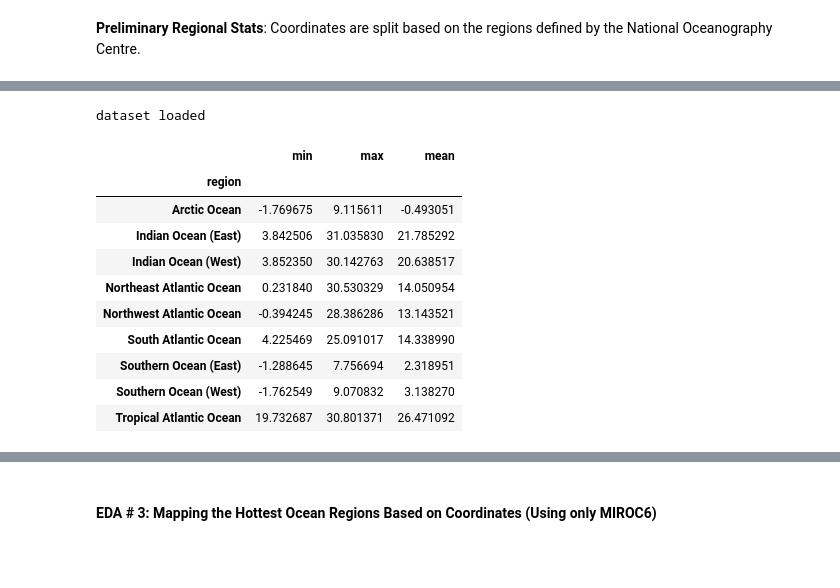
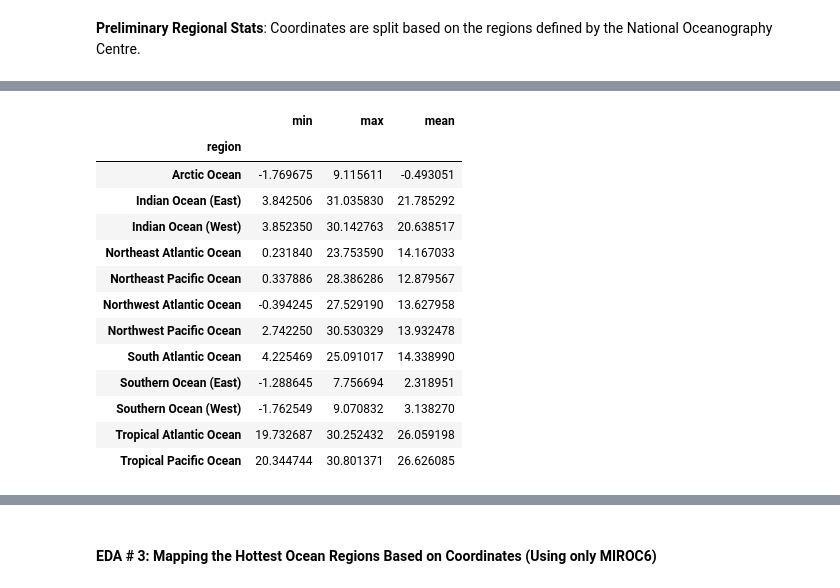
Before and after one commit to natalie3huynh/dcs106-project3, a Jupyter notebook: natalie.ipynb, the cells around one changed output, grey strips where cells are left out. Drawn from its saved outputs; the diff is of its cells as text; code cells hidden in the pictures; blank space fills up the shorter version.

Commit message:
fixing ocean boundary detection in d3

```diff
--- a/natalie.ipynb
+++ b/natalie.ipynb
@@ -167,16 +167,20 @@ def classify_ocean(lat, lon):
         if 80 <= lon < 120:
             return "Indian Ocean (East)"
 
-    # Atlantic Ocean
-    if -23.5 <= lat <= 23.5:
+    if -55 <= lat < -23.5:
+        return "South Atlantic Ocean"
+
+    # Atlantic Ocean (added lon bounds so Pacific is reachable)
+    if -23.5 <= lat <= 23.5 and -80 <= lon < 20:
         return "Tropical Atlantic Ocean"
 
-    if lat > 23.5:
-        if lon < -40:
-            return "Northwest Atlantic Ocean"
+    if lat > 23.5 and -80 <= lon < -40:
+        return "Northwest Atlantic Ocean"
+
+    if lat > 23.5 and -40 <= lon < 20:
         return "Northeast Atlantic Ocean"
 
-    if -55 <= lat < -23.5:
+    if -55 <= lat < -23.5 and -80 <= lon < 20:
         return "South Atlantic Ocean"
 
     # Pacific Ocean
@@ -213,15 +216,17 @@ I0504 14:42:44.969026 1666675 ev_poll_posix.cc:593] FD from fork parent still in
-dataset loaded
 |  | min | max | mean |
 | region |  |  |  |
 | Arctic Ocean | -1.769675 | 9.115611 | -0.493051 |
 | Indian Ocean (East) | 3.842506 | 31.035830 | 21.785292 |
 | Indian Ocean (West) | 3.852350 | 30.142763 | 20.638517 |
-| Northeast Atlantic Ocean | 0.231840 | 30.530329 | 14.050954 |
-| Northwest Atlantic Ocean | -0.394245 | 28.386286 | 13.143521 |
+| Northeast Atlantic Ocean | 0.231840 | 23.753590 | 14.167033 |
+| Northeast Pacific Ocean | 0.337886 | 28.386286 | 12.879567 |
+| Northwest Atlantic Ocean | -0.394245 | 27.529190 | 13.627958 |
+| Northwest Pacific Ocean | 2.742250 | 30.530329 | 13.932478 |
 | South Atlantic Ocean | 4.225469 | 25.091017 | 14.338990 |
 | Southern Ocean (East) | -1.288645 | 7.756694 | 2.318951 |
 | Southern Ocean (West) | -1.762549 | 9.070832 | 3.138270 |
-| Tropical Atlantic Ocean | 19.732687 | 30.801371 | 26.471092 |
+| Tropical Atlantic Ocean | 19.732687 | 30.252432 | 26.059198 |
+| Tropical Pacific Ocean | 20.344744 | 30.801371 | 26.626085 |
 # %%
 print(tos)
 print(tos.dims)
```
Also changed, not shown: parts of 2 cells of this notebook, 3 other files.
